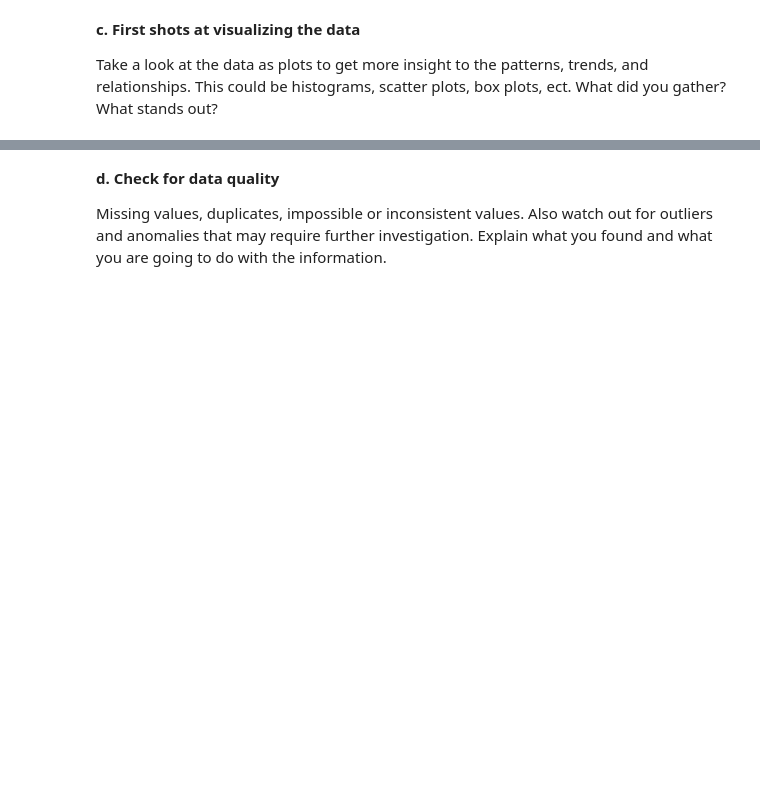
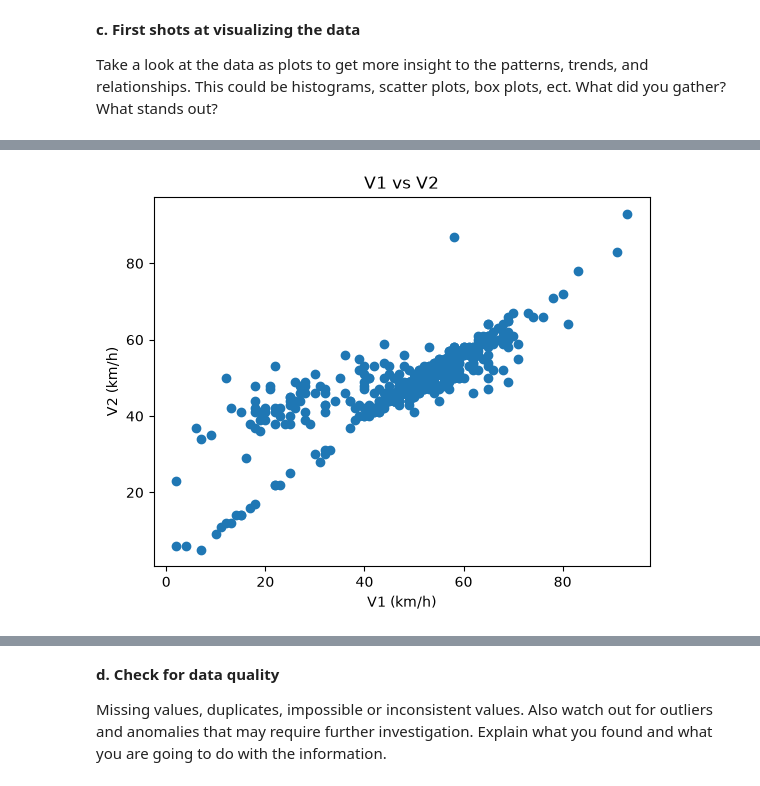
Before and after one commit to roger195/IDS2026_D9, a Jupyter notebook: IDS2026_HW07/IDS2026_HW07.ipynb, the cells around one changed output, grey strips where cells are left out. Cells and saved outputs as stored; diff of their text form; code cells hidden in the pictures; blank space fills up the shorter version.

```diff
--- a/IDS2026_HW07/IDS2026_HW07.ipynb
+++ b/IDS2026_HW07/IDS2026_HW07.ipynb
@@ -164,0 +220,10 @@ Take a look at the data as plots to get more insight to the patterns, trends, an
+# %%
+plt.scatter(df["V1"], df["V2"])
+
+plt.xlabel("V1 (km/h)")
+plt.ylabel("V2 (km/h)")
+plt.title("V1 vs V2")
+
+plt.show()
+# %% [output]
+[figure, added]
```
Also changed, not shown: parts of 14 cells of this notebook.
